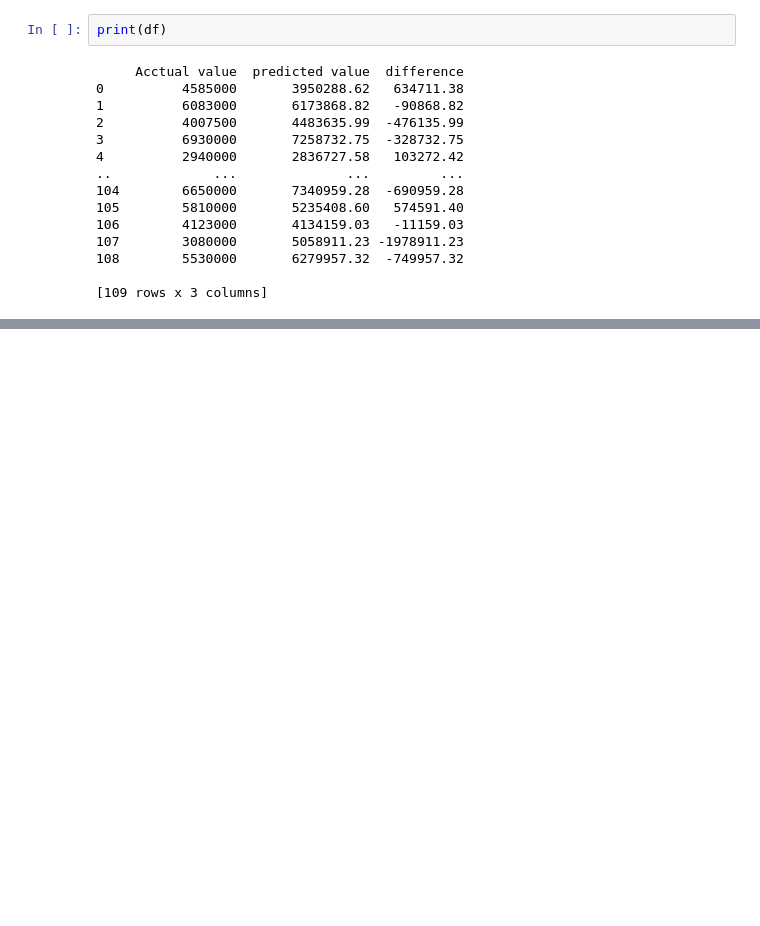
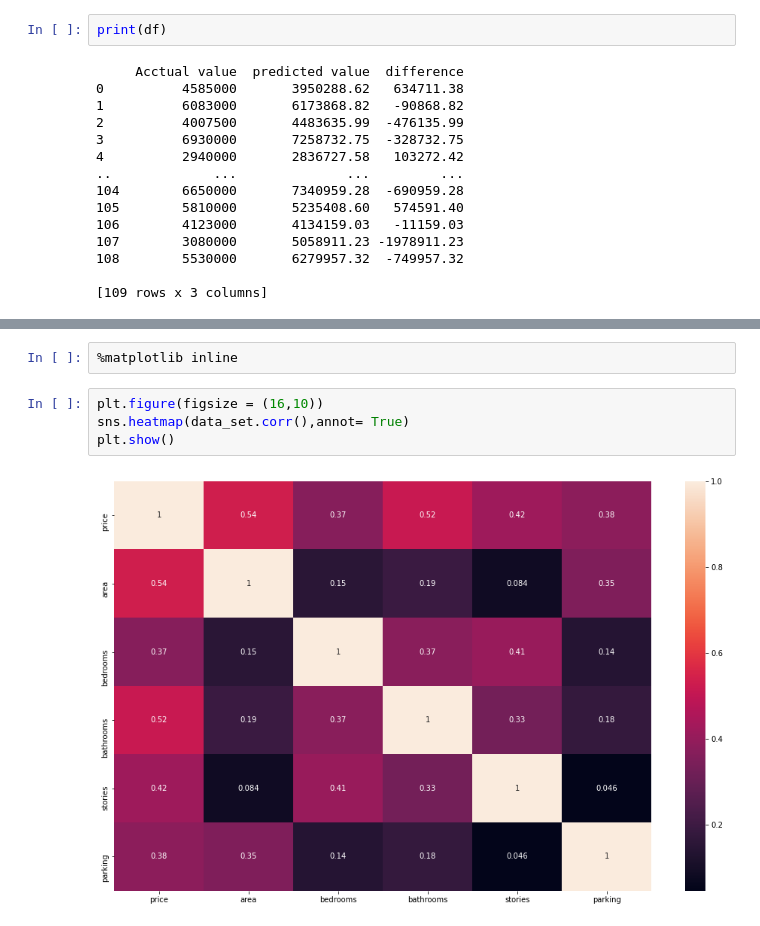
Before and after one commit to maitrikpatel2025/Machine-Learning-Hands-On-Python-In-Data-Science, a Jupyter notebook: 2 - Regression/2 - Multiple Linear Regression/1_Multiple Linear Regression.ipynb, the cells around one changed output, grey strips where cells are left out. Drawn from its saved outputs; the diff is of its cells as text; blank space fills up the shorter version.

```diff
--- a/2 - Regression/2 - Multiple Linear Regression/1_Multiple Linear Regression.ipynb
+++ b/2 - Regression/2 - Multiple Linear Regression/1_Multiple Linear Regression.ipynb
@@ -182,0 +367,8 @@ print(df)
+# %%
+%matplotlib inline
+# %%
+plt.figure(figsize = (16,10))
+sns.heatmap(data_set.corr(),annot= True)
+plt.show()
+# %% [output]
+[figure, added]
```
Also changed, not shown: parts of 13 cells of this notebook.
